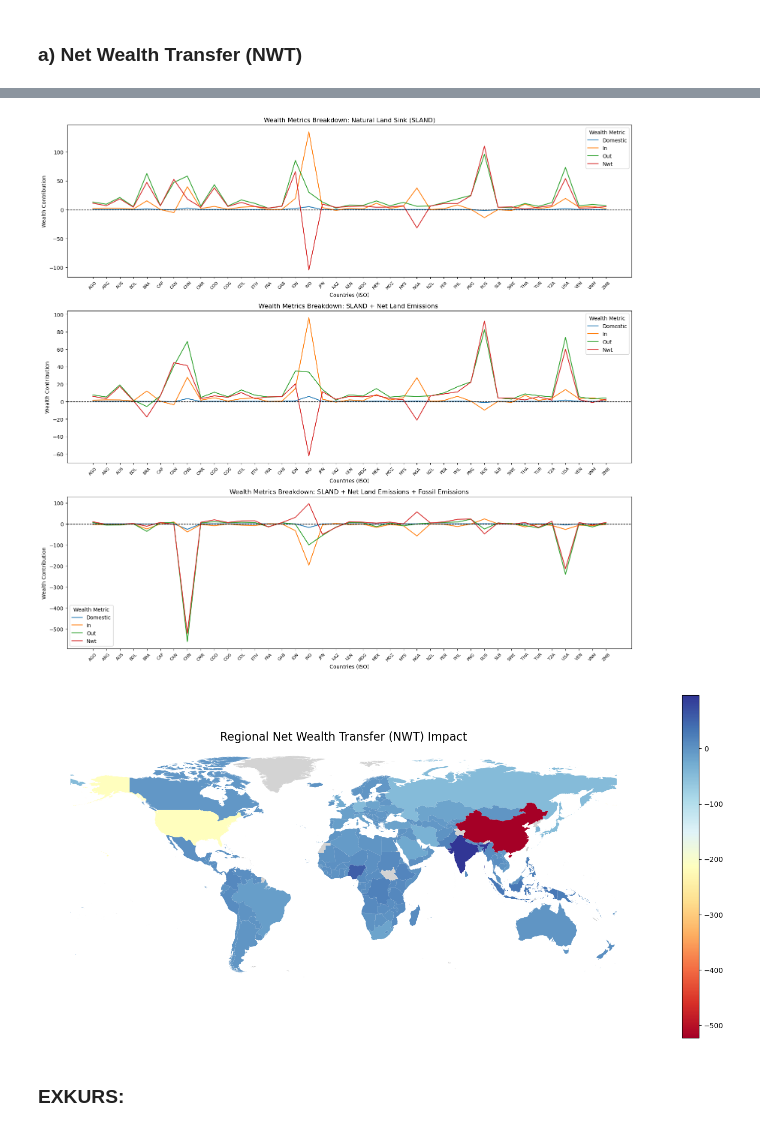
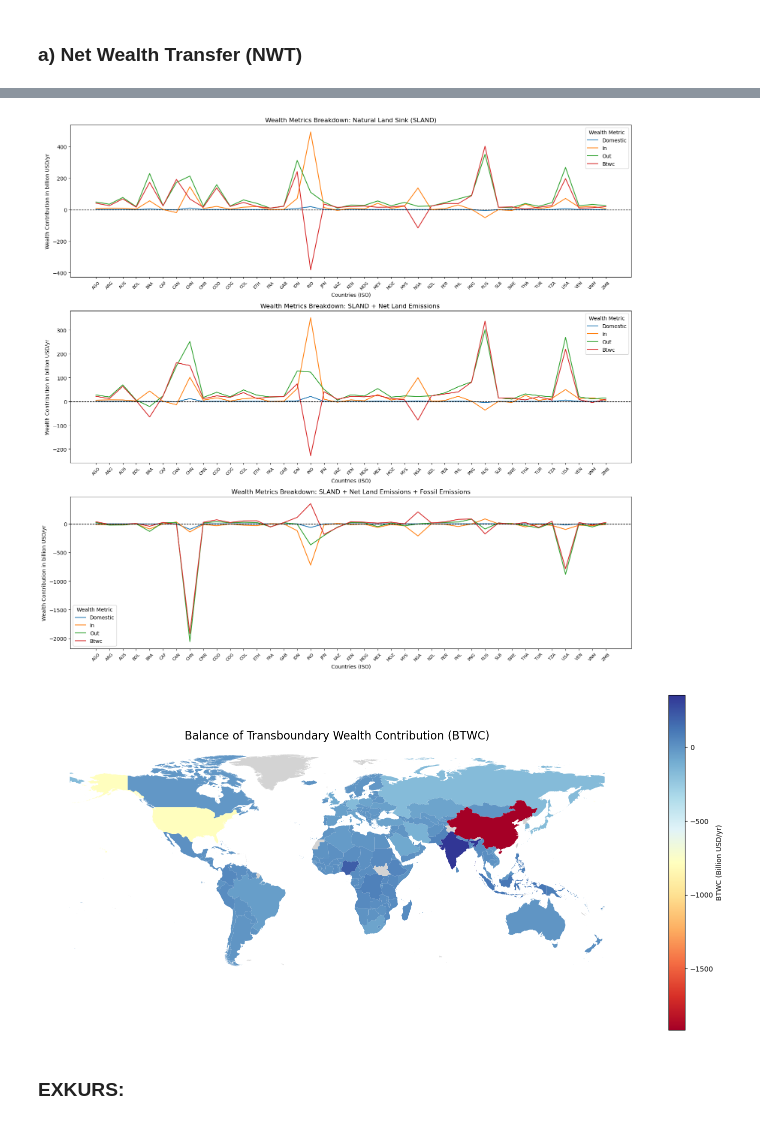
Before and after one commit to isaldiviagonzatti/landCSinkWealth, a Jupyter notebook: code/main.ipynb, the cells around one changed output, grey strips where cells are left out. Cells and saved outputs as stored; diff of their text form; code cells hidden in the pictures.

Commit message:
Unit conversion CSCC

```diff
--- a/code/main.ipynb
+++ b/code/main.ipynb
@@ -844,7 +852,9 @@ for flux in flux_columns:
     final_df[f"{flux}_global"] = final_df[flux] * SCC
 
     # Domestic wealth contribution
-    final_df[f"{flux}_domestic"] = final_df[flux] * final_df["CSCC"]
+    final_df[f"{flux}_domestic"] = (
+        final_df[flux] * final_df["CSCC"]
+    )  # Convert to billion USD/yr
 
     # Out wealth contribution
     final_df[f"{flux}_out"] = final_df[f"{flux}_global"] - final_df[f"{flux}_domestic"]
@@ -852,11 +862,13 @@ for flux in flux_columns:
     # In wealth contribution
     # Sum all fluxes globally except for the current country
     flux_global = final_df[flux].sum(skipna=True)
-    final_df[f"{flux}_in"] = (flux_global - final_df[flux]) * final_df["CSCC"]
+    final_df[f"{flux}_in"] = (flux_global - final_df[flux]) * final_df[
+        "CSCC"
+    ]  # Convert to billion USD/yr
 
     # Net Wealth Transfer
 
-    final_df[f"{flux}_NWT"] = final_df[f"{flux}_out"] - final_df[f"{flux}_in"]
+    final_df[f"{flux}_BTWC"] = final_df[f"{flux}_out"] - final_df[f"{flux}_in"]
 # %%
 wealth_df = final_df.copy()
 wealth_df.to_csv(processedDir + "wealth_calculations_df.csv", index=False)
@@ -1533,7 +1582,7 @@ for i, flux in enumerate(fluxes):
     axs[i].set_xticks(np.arange(len(countries)))
     axs[i].set_xticklabels(countries, rotation=45, fontsize=8)
     axs[i].set_xlabel("Countries (ISO)")
-    axs[i].set_ylabel("Wealth Contribution")
+    axs[i].set_ylabel("Wealth Contribution in billion USD/yr")
     axs[i].set_title(f"Wealth Metrics Breakdown: {flux_descriptions[flux]}")
     axs[i].axhline(0, color="black", linestyle="--", linewidth=1)  # Zero reference line
     axs[i].legend(title="Wealth Metric")
@@ -1543,36 +1592,40 @@ plt.tight_layout()
 plt.savefig(imgDir + "Wealth_metrics_line_plot.jpg", format="jpg")
 plt.show()
 # %% [output]
-[figure, old version]
+[figure, new version]
 # %%
 # Merge NWT data with world shapefile
 map_df = world.merge(
-    wealth_df[["iso", "F_abc_NWT"]], left_on="iso", right_on="iso", how="left"
+    wealth_df[["iso", "F_abc_BTWC"]], left_on="iso", right_on="iso", how="left"
 )
 
 # Plot the choropleth map
 fig, ax = plt.subplots(1, 1, figsize=(15, 7))
 map = map_df.plot(
-    column="F_abc_NWT",  # Column to visualize
+    column="F_abc_BTWC",  # Column to visualize
     cmap="RdYlBu",  # Diverging colormap for positive/negative values
     legend=True,
     linewidth=0.2,
     ax=ax,
     missing_kwds={"color": "lightgrey", "label": "No data"},
+    legend_kwds={
+        "label": "BTWC (Billion USD/yr)",  # Add the desired units
+        "orientation": "vertical",
+    },
 )
 
 # Add title and format
-ax.set_title("Regional Net Wealth Transfer (NWT) Impact", fontsize=16)
+ax.set_title("Balance of Transboundary Wealth Contribution (BTWC)", fontsize=16)
 ax.set_axis_off()
 
 # Show the map
 plt.tight_layout()
 
-plt.savefig(imgDir + "NWT_map.jpg", format="jpg")
+plt.savefig(imgDir + "BTWC_map.jpg", format="jpg")
 
 plt.show()
 # %% [output]
-[figure, old version]
+[figure, new version]
 # %% [markdown]
 ### EXKURS:
 # %%
```
Also changed, not shown: parts of 10 cells of this notebook, 13 other files.
